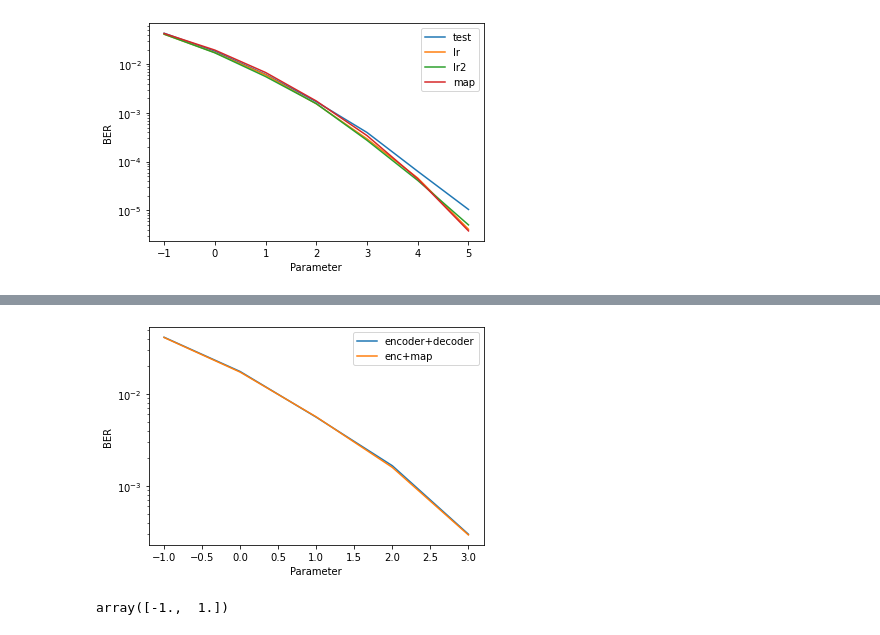
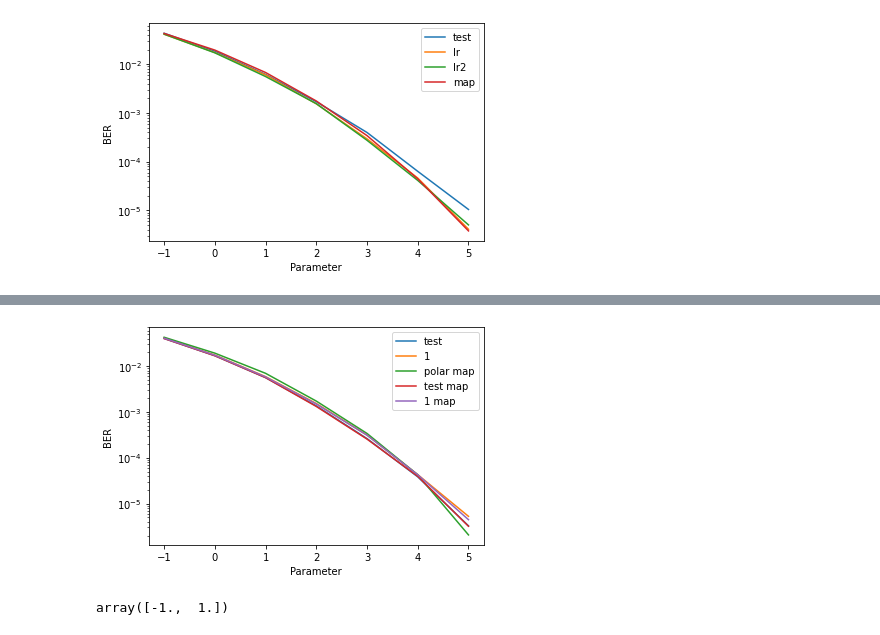
Before and after one commit to remzawi/deep_fec, a Jupyter notebook: AWGNOHAutoencoder_Plots.ipynb, the cells around one changed output, grey strips where cells are left out. Saved outputs shown, nothing was run; the diff lists cells and outputs as text; code cells hidden in the pictures.

Commit message:
Added Ranged + New AWGN simulations

```diff
--- a/AWGNOHAutoencoder_Plots.ipynb
+++ b/AWGNOHAutoencoder_Plots.ipynb
@@ -61,15 +60,17 @@ WARNING:tensorflow:No training configuration found in the save file, so the mode
 # %%
 from tensorflow.keras.models import load_model
 
-encoder1,decoder1=load_model('AWGNOHEncoder_BN_lr.h5',custom_objects={'AWGN':AWGN}),load_model('AWGNOHDecoder_BN_lr.h5',custom_objects={'AWGN':AWGN},compile=False)
+encoder1,decoder1=load_model('AWGNOHEncoder_1_test.h5',custom_objects={'AWGN':AWGN}),load_model('AWGNOHDecoder_1_test.h5',custom_objects={'AWGN':AWGN},compile=False)
+encoder2,decoder2=load_model('AWGNOHEncoder_1_bn.h5',custom_objects={'AWGN':AWGN}),load_model('AWGNOHDecoder_1_bn.h5',custom_objects={'AWGN':AWGN},compile=False)
+#encoder3,decoder3=load_model('AWGNOHEncoder_2_bn.h5',custom_objects={'AWGN':AWGN}),load_model('AWGNOHDecoder_2_bn.h5',custom_objects={'AWGN':AWGN},compile=False)
 
 
-encoder_list,decoder_list=[encoder1],[decoder1]
+encoder_list,decoder_list=[encoder1,encoder2],[decoder1,decoder2]
 #encoder_list,decoder_list=[encoder1,encoder2],[decoder1,decoder2]
-multBER(encoder_list,decoder_list,'AWGN',[-1,0,1,2,3],do_polar_MAP=False,do_enc_MAP=True,
-        save_params=False,params_name=['params_map2.npy'],
-        save_ber=False,ber_name=['ber_test_map2.npy','ber_1_lr_map2.npy','ber_1_lr2_map2.npy','ber_map2.npy'],
-        plot_ber=True,points_per_value=[100000,100000,100000,100000,1000000],plot_legend=['encoder+decoder','enc+map'],
-        save_fig=False,fig_name='ALLModelsBERwmap2.pdf')
+multBER(encoder_list,decoder_list,'AWGN',[-1,0,1,2,3,4,5],do_polar_MAP=True,enc_MAP_ind=[0,1],
+        save_params=False,params_name=['AWGNparams.npy'],
+        save_ber=False,ber_name=['AWGNber_05.npy','AWGNber_1.npy','AWGNber_2.npy','AWGNber_polarmap.npy','AWGNber_05_map.npy','AWGNber_1_map.npy','AWGNber_2_map.npy'],
+        plot_ber=True,points_per_value=[100000,100000,200000,200000,1500000,2000000,2000000],plot_legend=['test','1','polar map','test map','1 map'],
+        save_fig=False,fig_name='AWGNPlots.pdf')
 # %% [output]
 WARNING:tensorflow:No training configuration found in the save file, so the model was *not* compiled. Compile it manually.
@@ -76,4 +78,4 @@ WARNING:tensorflow:No training configuration found in the save file, so the mode
-[figure, old version]
+[figure, new version]
 # %%
 np.round([-0.9999,0.999])
 # %% [output]
```
Also changed, not shown: parts of 2 cells of this notebook, 6 other files.
